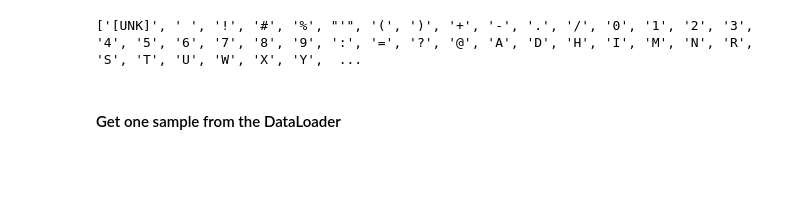
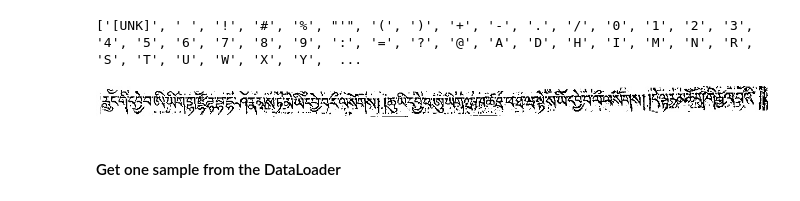
Before and after one commit to OpenPecha/TibetanOCR_Tensorflow, a Jupyter notebook: Demo-OCR Training.ipynb, the cells around one changed output. Saved outputs shown, nothing was run; the diff lists cells and outputs as text; code cells hidden in the pictures; blank space fills up the shorter version.

```diff
--- a/Demo-OCR Training.ipynb
+++ b/Demo-OCR Training.ipynb
@@ -93,3 +109,7 @@ print(dataset.get_charset())
+# %%
+ShowImage("D:\Datasets\Tibetan\LhasaKanjur\LhasaKanjurProdigy_v1_reviewed/lines/79-1-147a_line_9874_6.jpg")
+# %% [output]
+[figure, added]
 # %% [markdown]
 #### Get one sample from the DataLoader
 # %%
```
Also changed, not shown: parts of 9 cells of this notebook, 2 other files.
